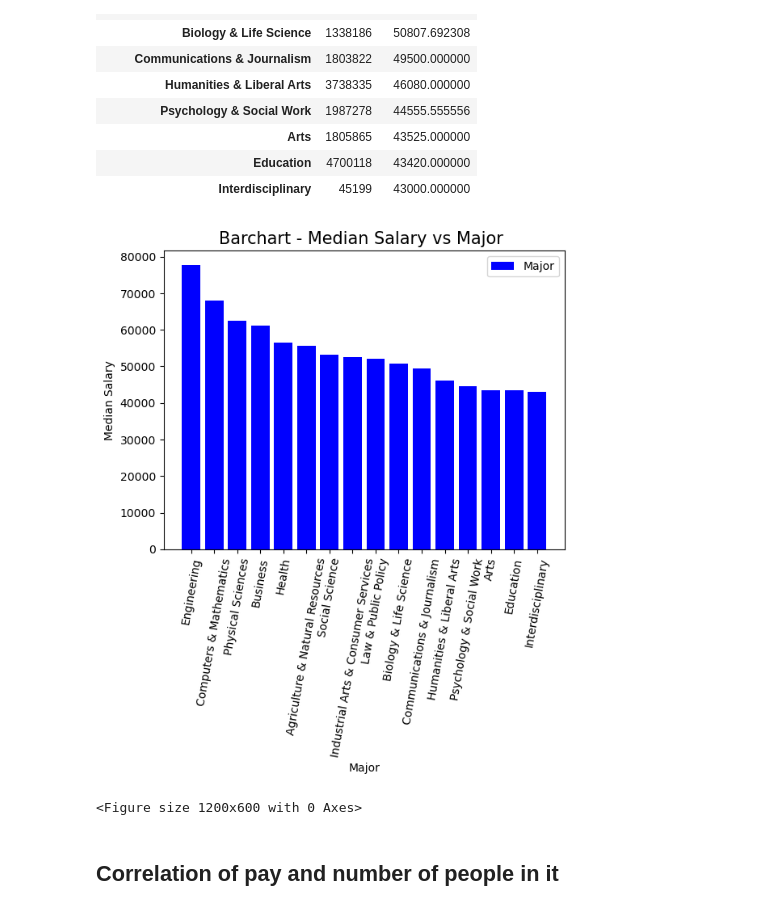
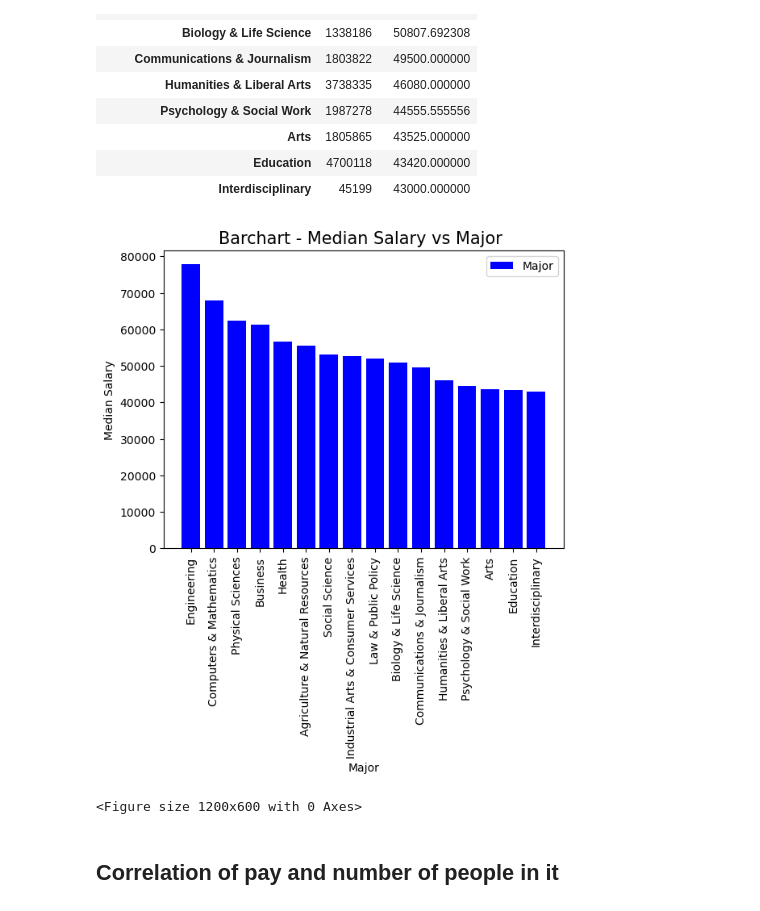
Before and after one commit to PacktPublishing/Building-Data-Science-Solutions-with-Anaconda, a Jupyter notebook: Chapter05/ch_5.ipynb, the cells around one changed output. Drawn from its saved outputs; the diff is of its cells as text; code cells hidden in the pictures.

Commit message:
made x axis of graph more readable

```diff
--- a/Chapter05/ch_5.ipynb
+++ b/Chapter05/ch_5.ipynb
@@ -497,17 +497,17 @@ df_major_cat
 # %%
 from matplotlib.pyplot import figure
 
 plt.bar(df_major_cat.index,df_major_cat['Median_Salary'],color='blue', label="Major")
-plt.xticks(rotation=80)
+plt.xticks(rotation=90)
 
 plt.xlabel('Major')
 plt.ylabel("Median Salary")
 plt.title('Barchart - Median Salary vs Major ',fontsize=15)
 plt.legend()
 plt.figure(figsize=( 6,3)  , dpi=200)
 plt.show()
 # %% [output]
-[figure, old version]
+[figure, new version]
 <Figure size 1200x600 with 0 Axes>
 # %% [markdown]
 ## Correlation of pay and number of people in it
```
